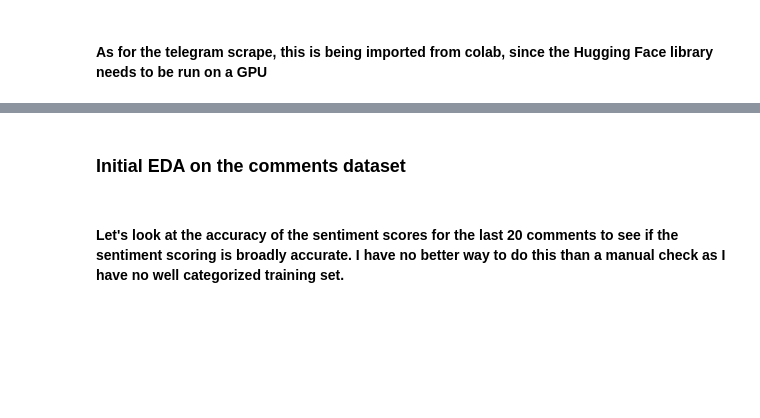
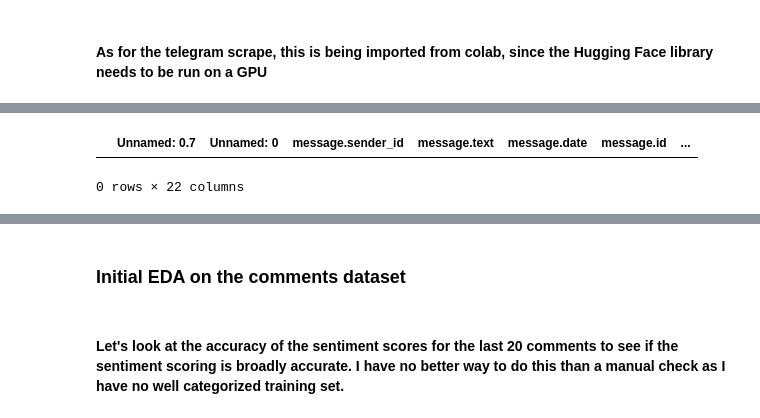
Before and after one commit to stevengoulden1/Shillometer, a Jupyter notebook: TG_Scraper_final.ipynb, the cells around one changed output, grey strips where cells are left out. Drawn from its saved outputs; the diff is of its cells as text; code cells hidden in the pictures; blank space fills up the shorter version.

```diff
--- a/TG_Scraper_final.ipynb
+++ b/TG_Scraper_final.ipynb
@@ -222,0 +223,5 @@ df.shape
+# %%
+df[df['coin_mentions'] == 'PRIME']
+# %% [output]
+|  | Unnamed: 0.7 | Unnamed: 0 | message.sender_id | message.text | message.date | message.id | ... |
+0 rows × 22 columns
```
Also changed, not shown: parts of 20 cells of this notebook, 8 other files.
